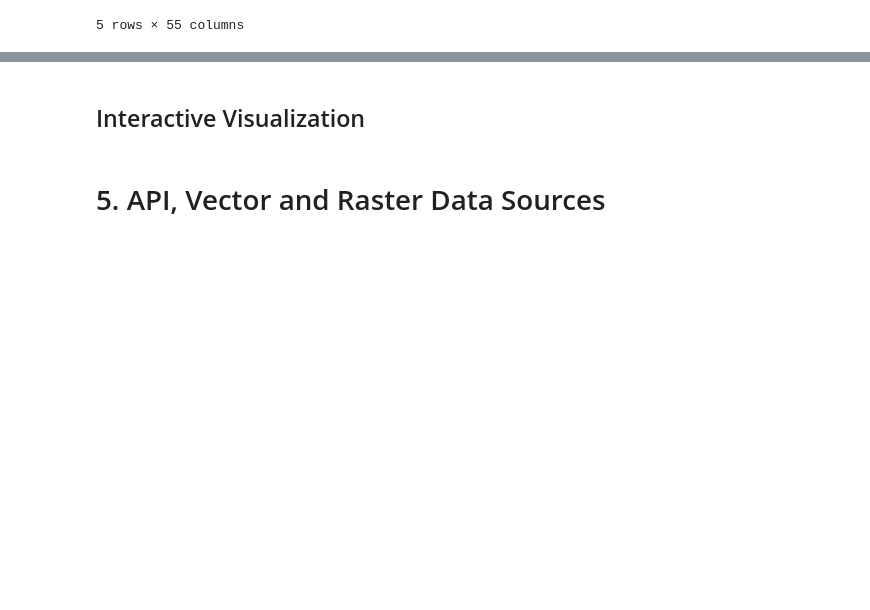
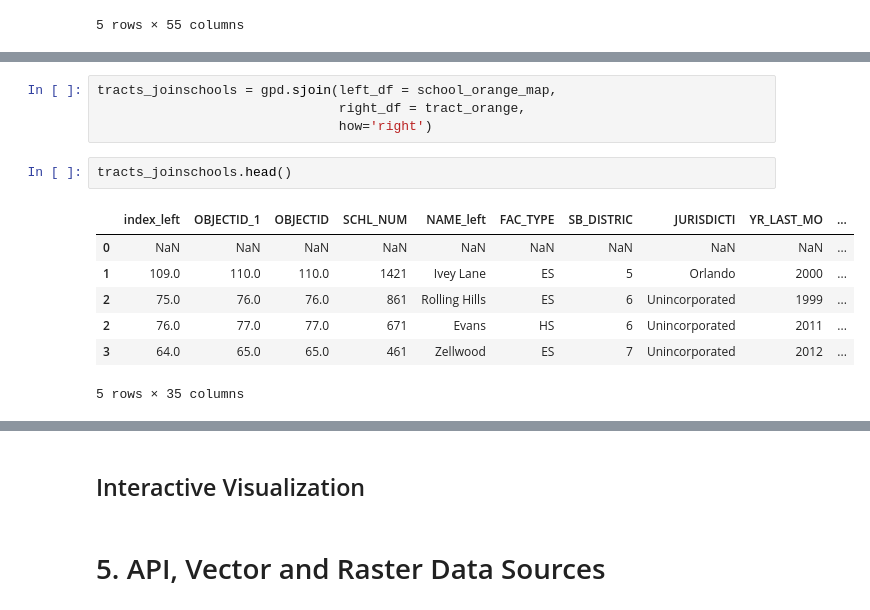
Before and after one commit to meiqingli/PAD-6716, a Jupyter notebook: PAD_6716_Python_Geospatial_Demo.ipynb, the cells around one changed output, grey strips where cells are left out. Cells and saved outputs as stored; diff of their text form; blank space fills up the shorter version.

```diff
--- a/PAD_6716_Python_Geospatial_Demo.ipynb
+++ b/PAD_6716_Python_Geospatial_Demo.ipynb
@@ -575,0 +609,14 @@ schools_jointracts.head()
+# %%
+tracts_joinschools = gpd.sjoin(left_df = school_orange_map,
+                               right_df = tract_orange,
+                               how='right')
+# %%
+tracts_joinschools.head()
+# %% [output]
+|  | index_left | OBJECTID_1 | OBJECTID | SCHL_NUM | NAME_left | FAC_TYPE | SB_DISTRIC | JURISDICTI | YR_LAST_MO | ... |
+| 0 | NaN | NaN | NaN | NaN | NaN | NaN | NaN | NaN | NaN | ... |
+| 1 | 109.0 | 110.0 | 110.0 | 1421 | Ivey Lane | ES | 5 | Orlando | 2000 | ... |
+| 2 | 75.0 | 76.0 | 76.0 | 861 | Rolling Hills | ES | 6 | Unincorporated | 1999 | ... |
+| 2 | 76.0 | 77.0 | 77.0 | 671 | Evans | HS | 6 | Unincorporated | 2011 | ... |
+| 3 | 64.0 | 65.0 | 65.0 | 461 | Zellwood | ES | 7 | Unincorporated | 2012 | ... |
+5 rows × 35 columns
```
Also changed, not shown: parts of 7 cells of this notebook.
